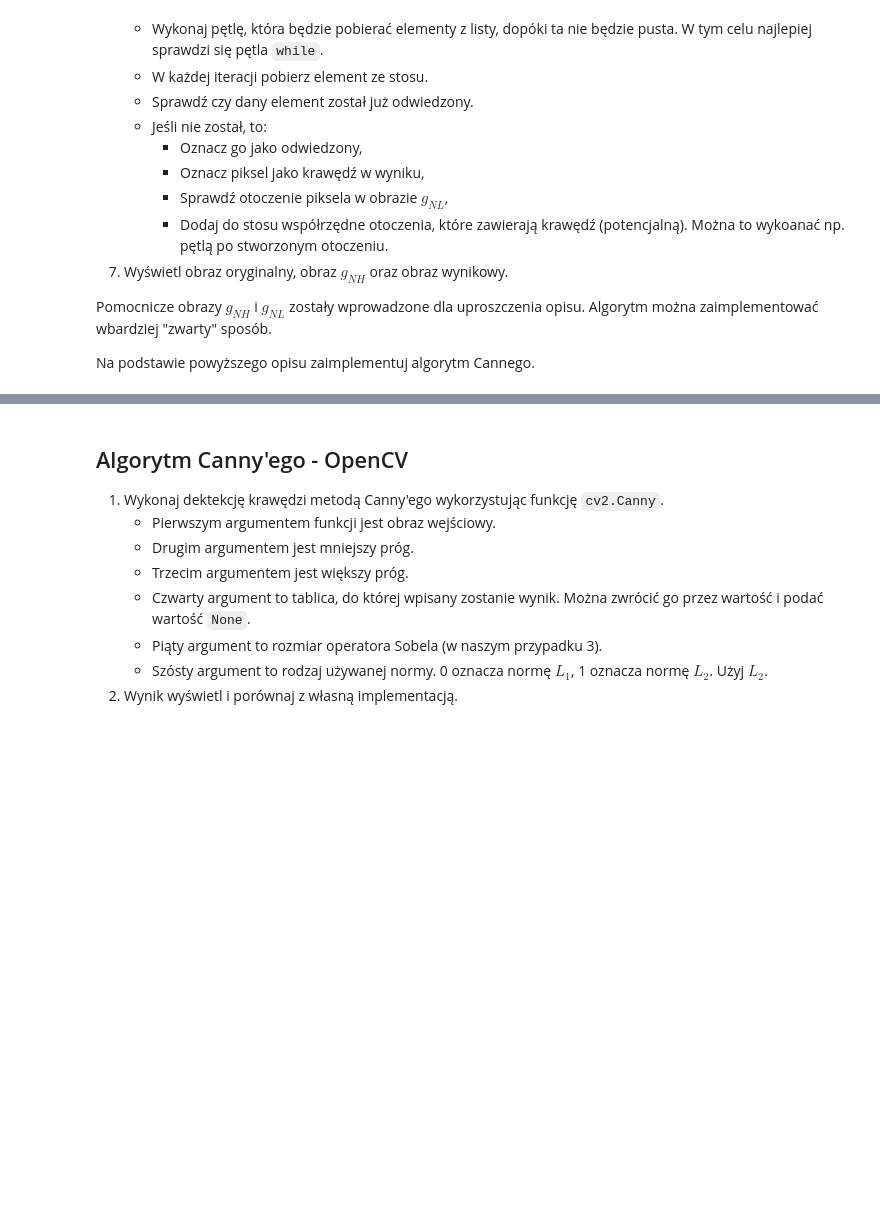
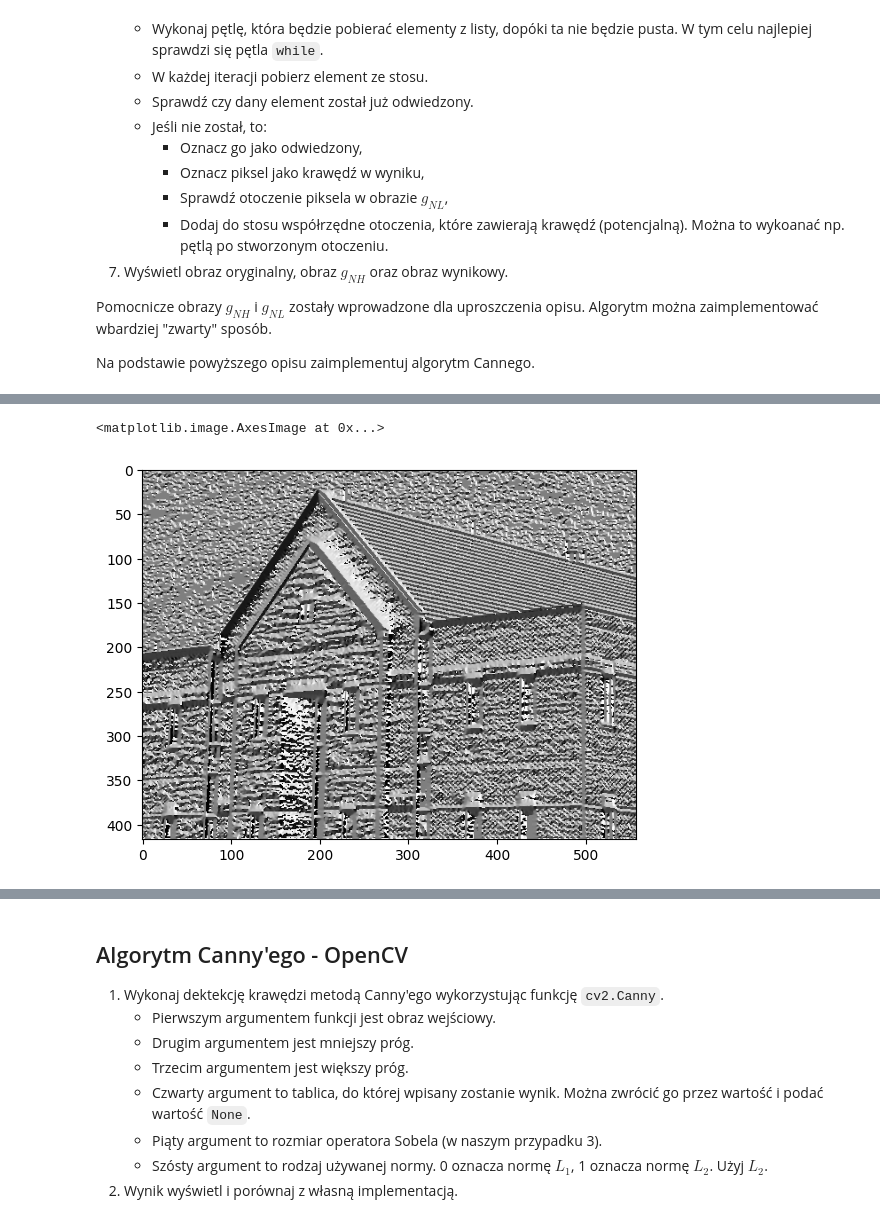
Before and after one commit to maciejbobrek/Image-Processing, a Jupyter notebook: Przetwarzanie Obrazów Cyfrowych/lab9/09_Canny.ipynb, the cells around one changed output, grey strips where cells are left out. Saved outputs shown, nothing was run; the diff lists cells and outputs as text; code cells hidden in the pictures; blank space fills up the shorter version.

```diff
--- a/Przetwarzanie Obrazów Cyfrowych/lab9/09_Canny.ipynb
+++ b/Przetwarzanie Obrazów Cyfrowych/lab9/09_Canny.ipynb
@@ -272,0 +213,9 @@ plt.imshow(canny(dom, 59, 177),'gray')
+# %%
+def filterSobel(img):
+    Gx = cv2.Sobel(img, cv2.CV_64F, 1, 0)
+    Gy = cv2.Sobel(img, cv2.CV_64F, 0, 1)
+
+    M = np.hypot(Gx, Gy)
+    alpha = np.arctan2(Gy, Gx)
+
+    return (M, alpha)
@@ -272,0 +295,6 @@ plt.imshow(canny(dom, 59, 177),'gray')
+# %%
+M, alpha = filterSobel(domGauss)
+plt.imshow(alpha, 'gray')
+# %% [output]
+<matplotlib.image.AxesImage at 0x...>
+[figure, added]
```
Also changed, not shown: parts of 17 cells of this notebook, 9 other files.
